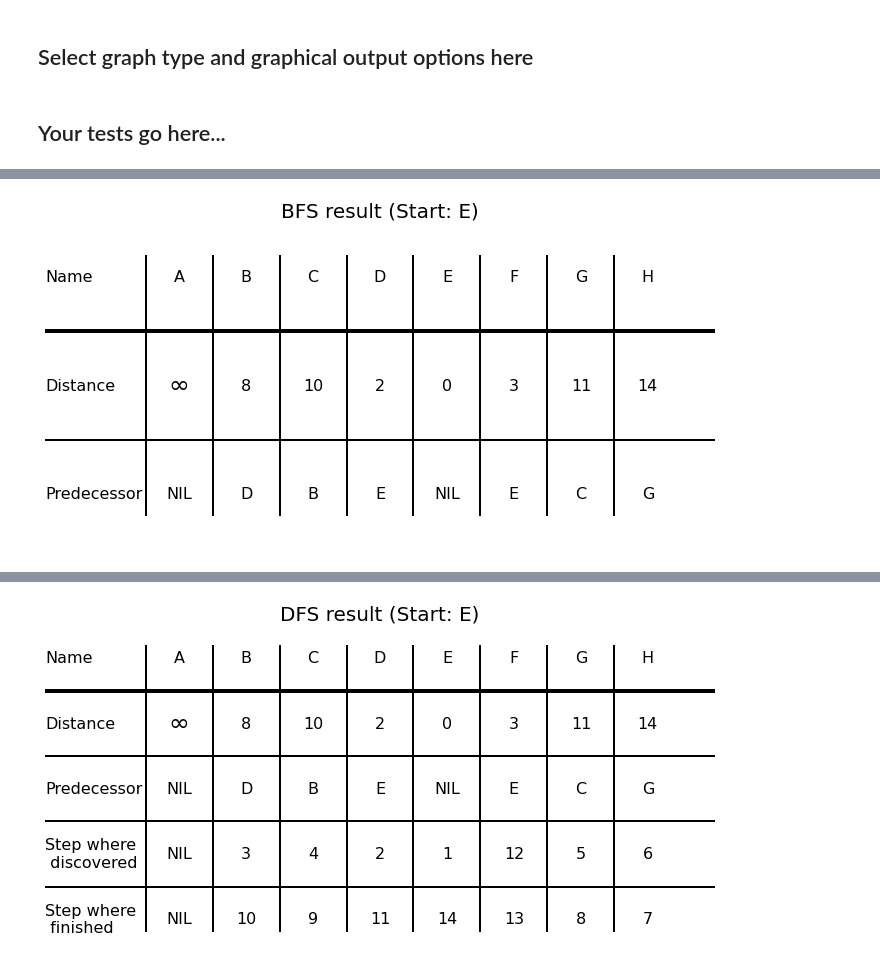
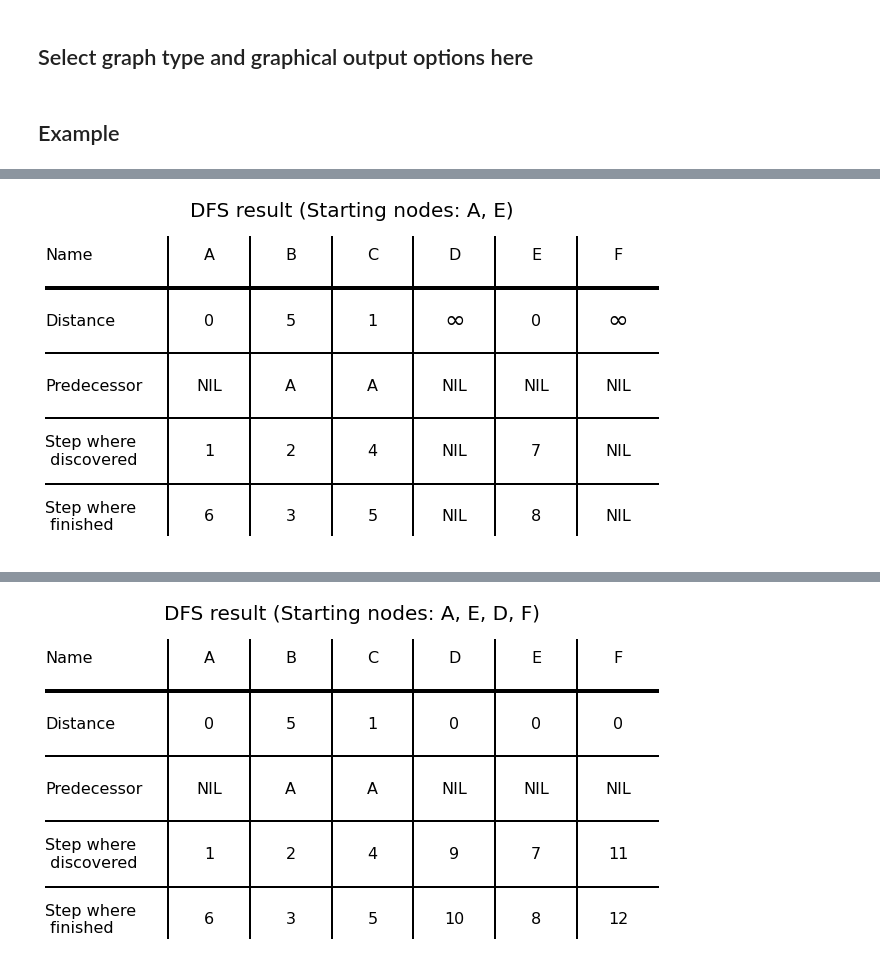
Before and after one commit to JensLiebehenschel/AlgDat, a Jupyter notebook: Graph Traversal/BFS_DFS.ipynb, the cells around one changed output, grey strips where cells are left out. Drawn from its saved outputs; the diff is of its cells as text; code cells hidden in the pictures.

Commit message:
added examples, new start node functionality

```diff
--- a/Graph Traversal/BFS_DFS.ipynb
+++ b/Graph Traversal/BFS_DFS.ipynb
@@ -131,3 +136,13 @@ def save_graph():
+# %%
+X_FIGSIZE_SCALING_FACTOR = 1.5
+X_MIN_FIGSIZE = 11
+BOTTOM_TEXT_Y_CORD = 0.25 # y coordinate of the bottom text row
+X_INFO_START = 1 # x coordinate where the first column of information starts (excluding column with labels such as name, predecessor, etc.)
+Y_OFFSET_VLINE_HEIGHT = 0.15 # How many coordinate units the vertical lines are allowed to be higher/lower than the top/bottom text row
+OFFSET = 0.5
+COL_LINES = 'k'
+REGULAR_LINE_WIDTH = 2
+TOP_H_LINE_WIDTH = 4
 # %% [markdown]
 ## Visualizing the chart with the results
 # %%
@@ -184,6 +201,10 @@ def show_result_chart(start, it_was_dfs):
 # %% [markdown]
 ## Functions for adding nodes and edges
 # %%
+def create_graph(nodearray, edgearray):
+    add_nodes(nodearray)
+    add_edges(edgearray)
+
 def add_nodes(nodearray):
     global nodes
     for node_name in nodearray:
@@ -275,10 +292,10 @@ def bfs(start_node_name):
 ## Implementation of DFS
 # %%
 time = 0
-def dfs(start_node_name):
+def dfs_algorithm(start_node_name):
     global nodes, discovered_nodes, visited_nodes
     global time
-    time = 0
+    #time = 0
     # my_dict.get(start_node_name) returns None <--> start_node does not exist in nodes
     start_index = my_dict.get(start_node_name)
     if start_index is None:
@@ -288,10 +305,6 @@ def dfs(start_node_name):
     save_graph()
     currently_visiting.append(start_node_name)
     dfs_visit(start_node_name)
-
-    draw_graphs(True)
-    show_result_chart(start, True)
-    reset()
 
 def dfs_visit(u_name):
     global time
@@ -324,36 +377,41 @@ DIRECTED_GRAPH = True # Setting it to False automatically makes all edges bidire
 BFS_DISPLAY_STEP_BY_STEP = False # True: Draws a new image every time a color changes, the node which discovers another node is also highligted in a special color (only affects BFS)
                                 # False: Draws a new image when a node's color is changed to black (only affects BFS)
 GRAPHS_PER_LINE = 5 # Adjust how many graphs you want displayed in a single row
-# %% [markdown]
-## Your tests go here...
+# %% [markdown]
+## Example
 # %%
 # Input the names of the nodes here
 
-nodearray = ['A', 'B', 'C', 'D', 'E', 'F', 'G', 'H']
+nodearray = ['A', 'B', 'C', 'D', 'E', 'F']
 
 # It is a list (array) of 3-tuples. left and middle components are strings refering to the node names. Left is the start of an edge and the middle is the destination.
 # the rightmost value is the weight of said edge.
 # Syntax: edgearray = [('START', 'DESTINATION', WEIGHT), ('STARTx', 'DESTINATIONy', WEIGHTz), ...]
 # If you want an unweighted graph, replace the above boolean True with a False. In that case you can use any random weights and they will be turned to 1 automatically,
 # meaning edgearray = [('A', 'B', 12), ('B', 'C', 151)] will be turned to [('A', 'B', 1), ('B', 'C', 1)]
 # Alternatively you can just leave out the weight altogether. Doing this will result in weight 1 regardless of whether its a weighted graph or not
 # edgearray = [('A', 'B'), ('B', 'C')] is the same as [('A', 'B', 1), ('B', 'C', 1)]
 
-edgearray = [('A', 'B', 1), ('A', 'C', 3), ('B', 'C', 2), ('D', 'B', 6), ('C', 'D', 4), ('E', 'D', 2), ('E', 'F', 3), ('C', 'G', 1), ('A', 'H', 1), ('G', 'H', 3)]
+edgearray = [('A', 'B', 5), ('A', 'C'), ('D', 'E', 3)]
 
-# Name of the node you want to start from
-start = 'E'
+create_graph(nodearray, edgearray)
 
-# Note that BFS is only guranteed to display the shortest path if all weights are set to the same number (e.g 1).
-add_nodes(nodearray)
-add_edges(edgearray)
-bfs(start)
-dfs(start)
+# The function call has following syntax: "DFS([start0, start1, ...startn], discover-all-nodes?)" (same for BFS)
+# The left argument is a list (array) of starting nodes. The algorithm will run with these starting nodes from left to right. Redundant starting nodes are ignored.
+# For instance, if your starting nodes were ['A', 'B'] but 'B' was already visited when starting from 'A', then 'B' will just be ignored.
+# The chart with results at the end will tell you which starting nodes where not redundant.
+# Now for the right argument: It is a boolean with values 'True' and 'False'.
+# The 'False' version just goes through the starting nodes (except for the redundant ones)
+# The 'True' version will do the same but follow up by calling the algorithm for the unvisited nodes, so that all nodes in the graph are discovered in the end
+DFS(['A', 'E', 'B'], False)
+# Both calls are identical up until Step 8, then the second version will also visit the remaining nodes whereas the first one does not
+DFS(['A', 'E', 'B'], True)
+reset_graph()
 # %% [output]
 [drawing not drawn]
 [drawing not drawn]
-[figure, old version]
+[figure, new version]
 [drawing not drawn]
 [drawing not drawn]
 [drawing not drawn]
-[figure, old version]
+[figure, new version]
```
Also changed, not shown: parts of 13 cells of this notebook.
